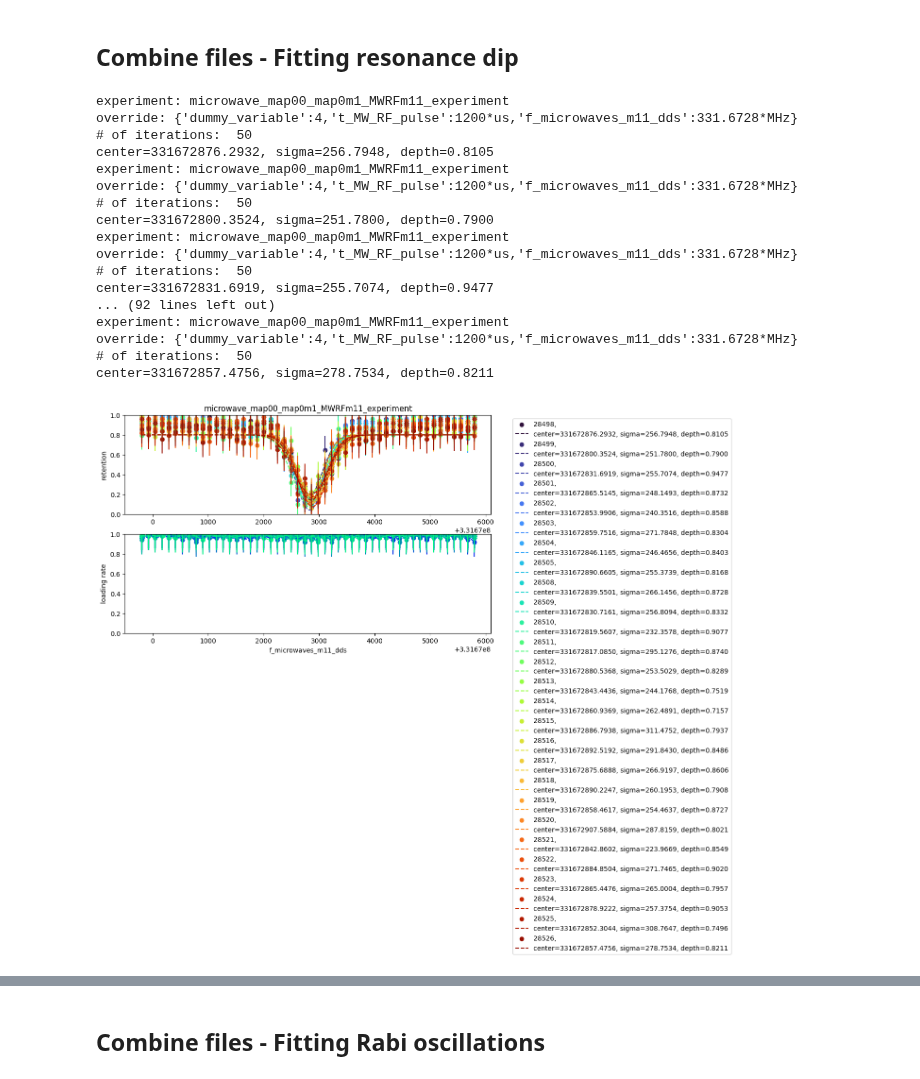
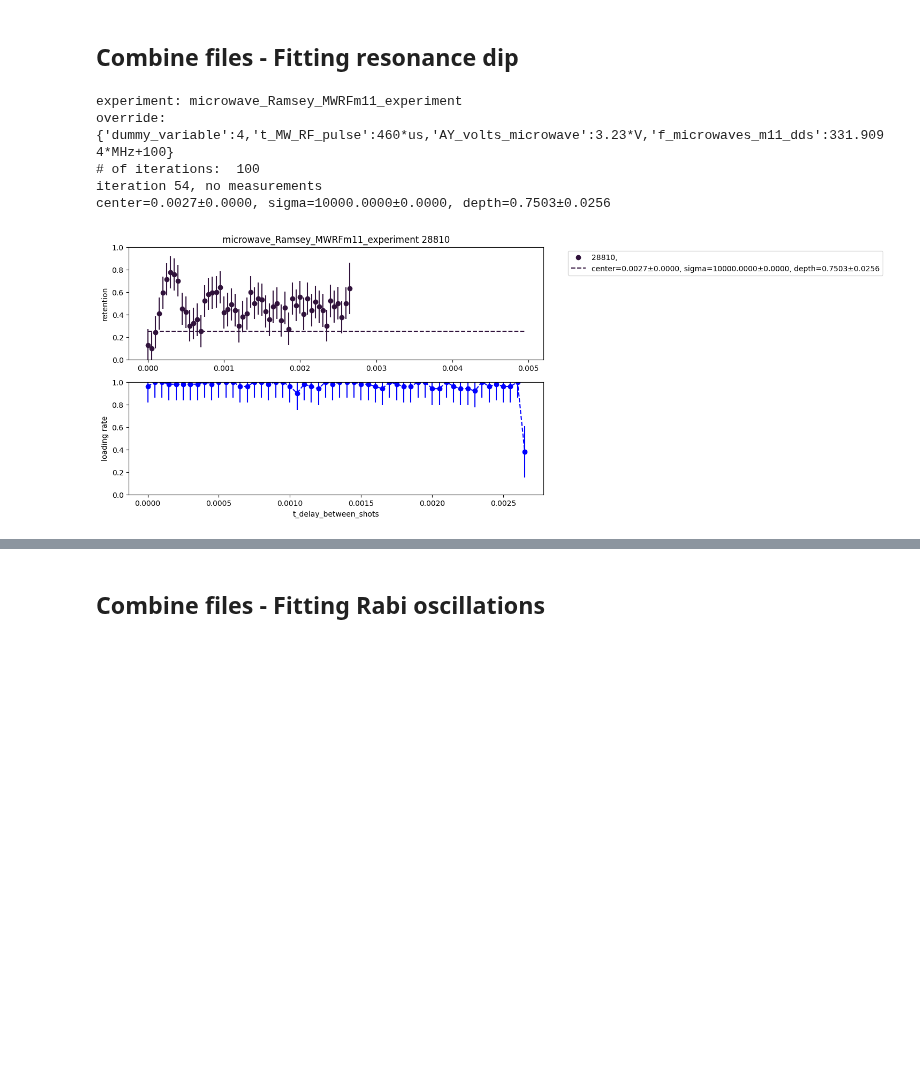
Before and after one commit to QuantumQuadrate/qn_artiq_routines, a Jupyter notebook: Analysis/Microwave analysis/Microwave_analysis_2025.ipynb, the cells around one changed output, grey strips where cells are left out. Drawn from its saved outputs; the diff is of its cells as text; code cells hidden in the pictures; blank space fills up the shorter version.

Commit message:
Working on adding RF in addition to microwave. microwave_Ramsey_MWRFm11_experiment works well, and I measure T2*=1ms.

```diff
--- a/Analysis/Microwave analysis/Microwave_analysis_2025.ipynb
+++ b/Analysis/Microwave analysis/Microwave_analysis_2025.ipynb
@@ -2,7 +2,7 @@
 # Mapping atom analysis
 Valid for experiments from 2025-04-30 until ...
 # %%
-date_filters = ["2025-07-14"]
+date_filters = ["2025-07-22"]
 
 from matplotlib import pyplot as plt
 import matplotlib as mpl
@@ -77,20 +77,20 @@ file 29 (C:\Networking Experiment\artiq codes\artiq-master\results\2025-07-14\09
 With fitting the resonance for microwave scans
 
 """
-# ### the file(s) to analyze:
-# file_indices = {
-#     21:'',
-#     # 8:'',
-#     # 10:'',
-#     # 12:'',
-#     # 14:'',
-#     # 16:'',
-#     # 18:'',
-#     # 20:'',
-#     # 14:'',
-# }
+### the file(s) to analyze:
+file_indices = {
+    13:'',
+    # 8:'',
+    # 10:'',
+    # 12:'',
+    # 14:'',
+    # 16:'',
+    # 18:'',
+    # 20:'',
+    # 14:'',
+}
 
-file_indices = {i: '' for i in range(15, 68, 2)}
+# file_indices = {i: '' for i in range(56, 93, 2)}
 
 compare = True # compare multiple files in the same retention and loading plots
 otsu_threshold = False # compute threshold using Otsu method instead doing it by eye. only work when require atom loading = False
@@ -239,16 +239,19 @@ for idx,f_item in enumerate(file_indices.items()):
             ### using a  Gaussian function for now:
             fit_dict = {
                 scan_variable1_name: {
-                    'model': lambda x, center, sigma, depth: 0.80*(1 - depth * np.exp(-((x - center)**2/(2*sigma**2)))),
+                    'model': lambda x, center, sigma, depth: 1.0*(1 - depth * np.exp(-((x - center)**2/(2*sigma**2)))), ### use for resonance dips
+                    # 'model': lambda x, center, sigma, depth: depth * np.exp(-((x - center)**2/(2*sigma**2))), ### use for resonance peaks
                     'p0': p0,
-                    'bounds': ([min(scan_sequence1), 0, 0], [max(scan_sequence1), np.inf, 1]),
+                    'bounds': ([min(scan_sequence1), 0, 0.5], [max(scan_sequence1), np.inf, 1.0]),
                     'params': ['center', 'sigma', 'depth']
                 }
             }
 
             if not ncols > 1 and fit and scan_variable1_name in fit_dict:
-                popt, _ = curve_fit(f=fit_dict[scan_variable1_name]['model'], xdata=scan_sequence1, ydata=retention, p0=fit_dict[scan_variable1_name]['p0'], bounds=fit_dict[scan_variable1_name]['bounds'])
-                fit_str = "".join([f'{p}={v:.4f}, ' for p,v in zip(fit_dict[scan_variable1_name]['params'], popt)])[:-2]
+                popt, pcov = curve_fit(f=fit_dict[scan_variable1_name]['model'], xdata=scan_sequence1, ydata=retention, p0=fit_dict[scan_variable1_name]['p0'], bounds=fit_dict[scan_variable1_name]['bounds'])
+                perr = np.sqrt(np.diag(pcov))  # Parameter uncertainties
+                # fit_str = "".join([f'{p}={v:.4f}, ' for p,v in zip(fit_dict[scan_variable1_name]['params'], popt)])[:-2] ### without errors
+                fit_str = ", ".join(f"{p}={v:.4f}±{e:.4f}" for p, v, e in zip(fit_dict[scan_variable1_name]['params'], popt, perr)) ### with errors
                 print(fit_str)
                 hi_res_x = np.linspace(scan_sequence1[0], scan_sequence1[-1], 10*len(scan_sequence1))
                 hi_res_x_xform = np.linspace(xsteps_xform(scan_sequence1)[0], xsteps_xform(scan_sequence1)[-1], 10*len(scan_sequence1))
@@ -344,48 +347,36 @@ if showhist:
     cax6 = ax6.imshow(np.array(BothSPCMs_RO2_hists[0]).transpose(), origin='lower', extent=[0, iterations, histMin, histMax])
     ax6.axhline(cutoff2 / t_SPCM_first_shot, color='red')
     ax6.set_aspect('auto')
 
     plt.subplots_adjust(hspace=0.2, wspace=0.5)
 plt.show()
 
 
 
 #### Plot the combined Atom_loading_time values
 ## We can slice the array to separate iterations later, if we want.
 combined_atom_loading_times = list(itertools.chain(*all_atom_loading_times))
 mean_loading_time = np.mean(combined_atom_loading_times)
 plt.figure(figsize=(7, 4))
 plt.plot(combined_atom_loading_times, 'r-', label='Atom loading time')
 plt.xlabel("Atom number")
 plt.ylabel("Loading time (s)")
 plt.title(f"Atom loading time (Mean: {mean_loading_time:.3f} s)")
 # plt.title(f"Combined Atom Loading Time for All Files")
 plt.legend(loc='best')
 plt.show()
 
 # Plot the histogram of combined Atom_loading_time
 plt.figure(figsize=(7, 4))
 plt.hist(combined_atom_loading_times, bins=50, edgecolor='black', alpha=0.7)
 plt.xlabel("Atom Loading Time (s)")
 plt.ylabel("Frequency")
 plt.title(f"Histogram of Combined Atom Loading Time")
 plt.show()
 # %% [output]
-experiment: microwave_map00_map0m1_MWRFm11_experiment
-override: {'dummy_variable':4,'t_MW_RF_pulse':1200*us,'f_microwaves_m11_dds':331.6728*MHz}
-# of iterations:  50
-center=331672876.2932, sigma=256.7948, depth=0.8105
-experiment: microwave_map00_map0m1_MWRFm11_experiment
-override: {'dummy_variable':4,'t_MW_RF_pulse':1200*us,'f_microwaves_m11_dds':331.6728*MHz}
-# of iterations:  50
-center=331672800.3524, sigma=251.7800, depth=0.7900
-experiment: microwave_map00_map0m1_MWRFm11_experiment
-override: {'dummy_variable':4,'t_MW_RF_pulse':1200*us,'f_microwaves_m11_dds':331.6728*MHz}
-# of iterations:  50
-center=331672831.6919, sigma=255.7074, depth=0.9477
-... (92 lines left out)
-experiment: microwave_map00_map0m1_MWRFm11_experiment
-override: {'dummy_variable':4,'t_MW_RF_pulse':1200*us,'f_microwaves_m11_dds':331.6728*MHz}
-# of iterations:  50
-center=331672857.4756, sigma=278.7534, depth=0.8211
+experiment: microwave_Ramsey_MWRFm11_experiment
+override: {'dummy_variable':4,'t_MW_RF_pulse':460*us,'AY_volts_microwave':3.23*V,'f_microwaves_m11_dds':331.9094*MHz+100}
+# of iterations:  100
+iteration 54, no measurements
+center=0.0027±0.0000, sigma=10000.0000±0.0000, depth=0.7503±0.0256
-[figure, old version]
+[figure, new version]
```
Also changed, not shown: parts of 4 cells of this notebook, 4 other files.
